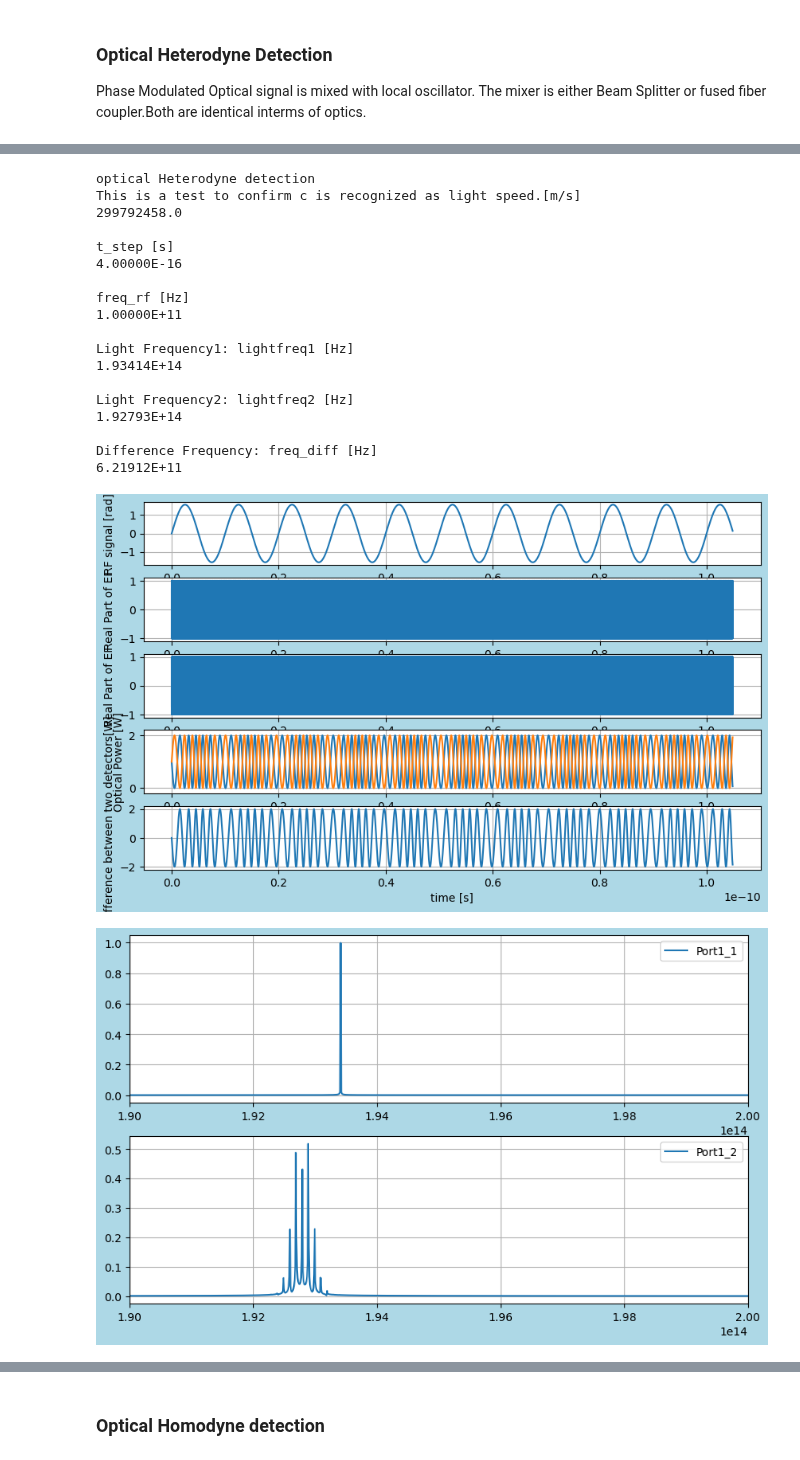
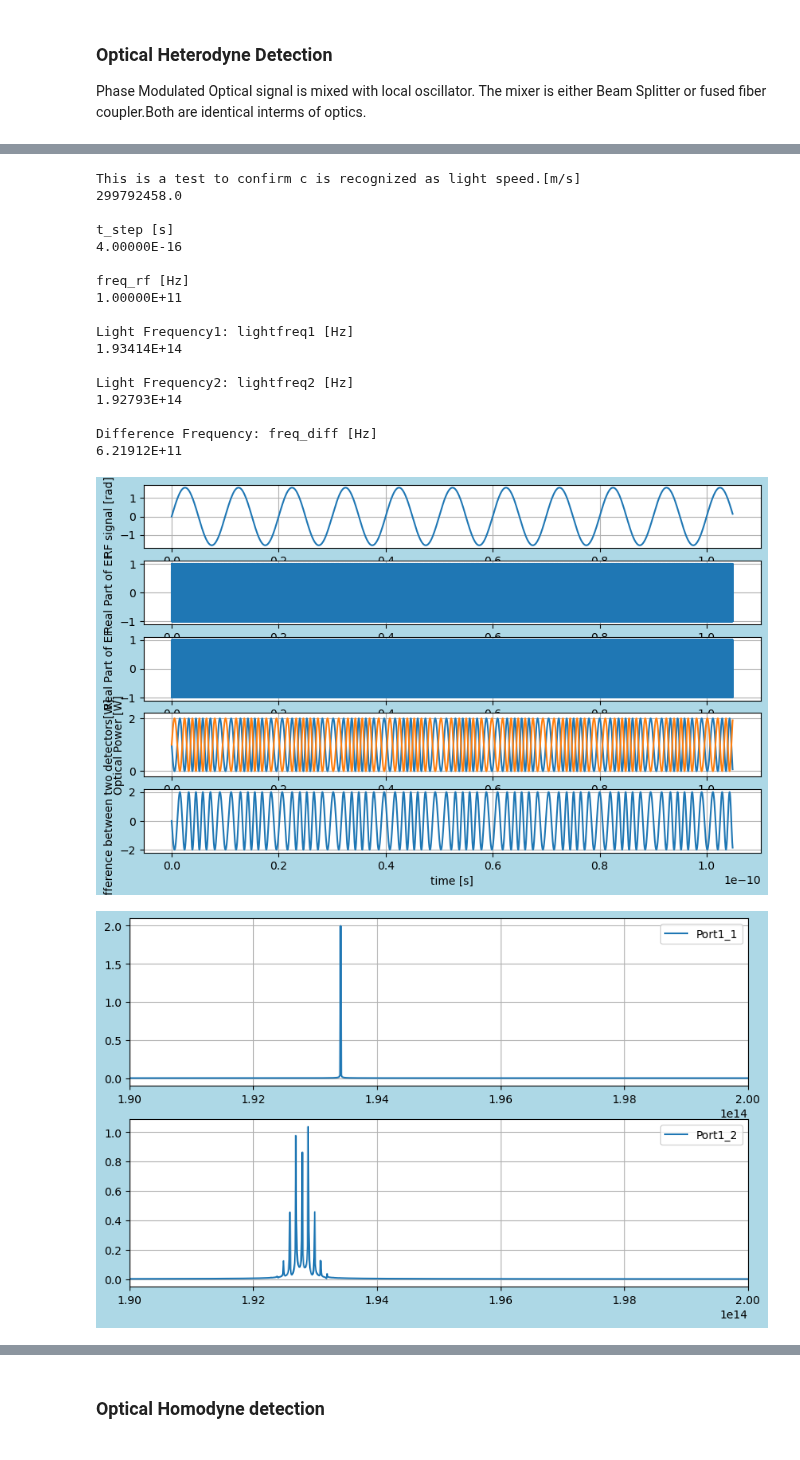
Before and after one commit to tacticstactics/optical-heterodyne-detection, a Jupyter notebook: optical_heterodyne_detection.ipynb, the cells around one changed output, grey strips where cells are left out. Drawn from its saved outputs; the diff is of its cells as text; code cells hidden in the pictures.

```diff
--- a/optical_heterodyne_detection.ipynb
+++ b/optical_heterodyne_detection.ipynb
@@ -73,11 +75,11 @@ Ein1 = np.array([[0.707+0.707j],[-0.707-0.707j]])
 
 #tcol = np.zeros(samplerate)
 rfsignalcol = np.zeros(samplerate)
-Port1_1_EFcol = np.zeros(samplerate)
-Port1_2_EFcol = np.zeros(samplerate)
-Port3_1_EFcol = np.zeros(samplerate)
+Port1_1_EFcol = np.zeros(samplerate, dtype=complex)
+Port1_2_EFcol = np.zeros(samplerate, dtype=complex)
+Port3_1_EFcol = np.zeros(samplerate,dtype=complex)
+Port3_2_EFcol = np.zeros(samplerate, dtype=complex)
 Port3_1_powercol = np.zeros(samplerate)
-Port3_2_EFcol = np.zeros(samplerate)
 Port3_2_powercol = np.zeros(samplerate)
 Power_diffcol = np.zeros(samplerate)
 
@@ -122,7 +124,7 @@ for ii in range(samplerate):
     power3_2 = (np.abs(Port3_2_Eout))**2
     Port3_2_powercol[ii] = power3_2
 
-    # Diff
+    # Power Difference
     Power_diff = power3_1 - power3_2
     Power_diffcol[ii] = Power_diff
 
@@ -156,12 +158,10 @@ ax4.grid(True)
 
 ax5.plot(tcol,Power_diffcol)
 ax5.set_xlabel("time [s]")
-ax5.set_ylabel("Power Difference between two detectors[W]")
+ax5.set_ylabel("Difference between two PD signals [W]")
 ax5.grid()
 
-
 fig2 = plt.figure(figsize = (10,6), facecolor='lightblue')
-
 ax2_1 = fig2.add_subplot(2, 1, 1)
 ax2_2 = fig2.add_subplot(2, 1, 2)
 
@@ -201,33 +201,32 @@ ax3_2.legend()
 ax3_2.grid(True)
 
 Power_diffcol_f = fft(Power_diffcol)
 ax3_3.plot(xf, 2.0/samplerate * np.abs(Power_diffcol_f[0:samplerate//2]), label="Power Difference")
 ax3_3.set_xlabel("Frequency [Hz]")
 ax3_3.set_ylabel("Power Difference Spectrum")
 ax3_3.set_xlim(-1e12,10e12)
 ax3_3.legend()
 ax3_3.grid(True)
 
 plt.show()
 # %% [output]
-optical Heterodyne detection
 This is a test to confirm c is recognized as light speed.[m/s]
 299792458.0
 
 t_step [s]
 4.00000E-16
 
 freq_rf [Hz]
 1.00000E+11
 
 Light Frequency1: lightfreq1 [Hz]
 1.93414E+14
 
 Light Frequency2: lightfreq2 [Hz]
 1.92793E+14
 
 Difference Frequency: freq_diff [Hz]
 6.21912E+11
 [figure]
-[figure, old version]
+[figure, new version]
 [figure]
```
Also changed, not shown: parts of 5 cells of this notebook.
